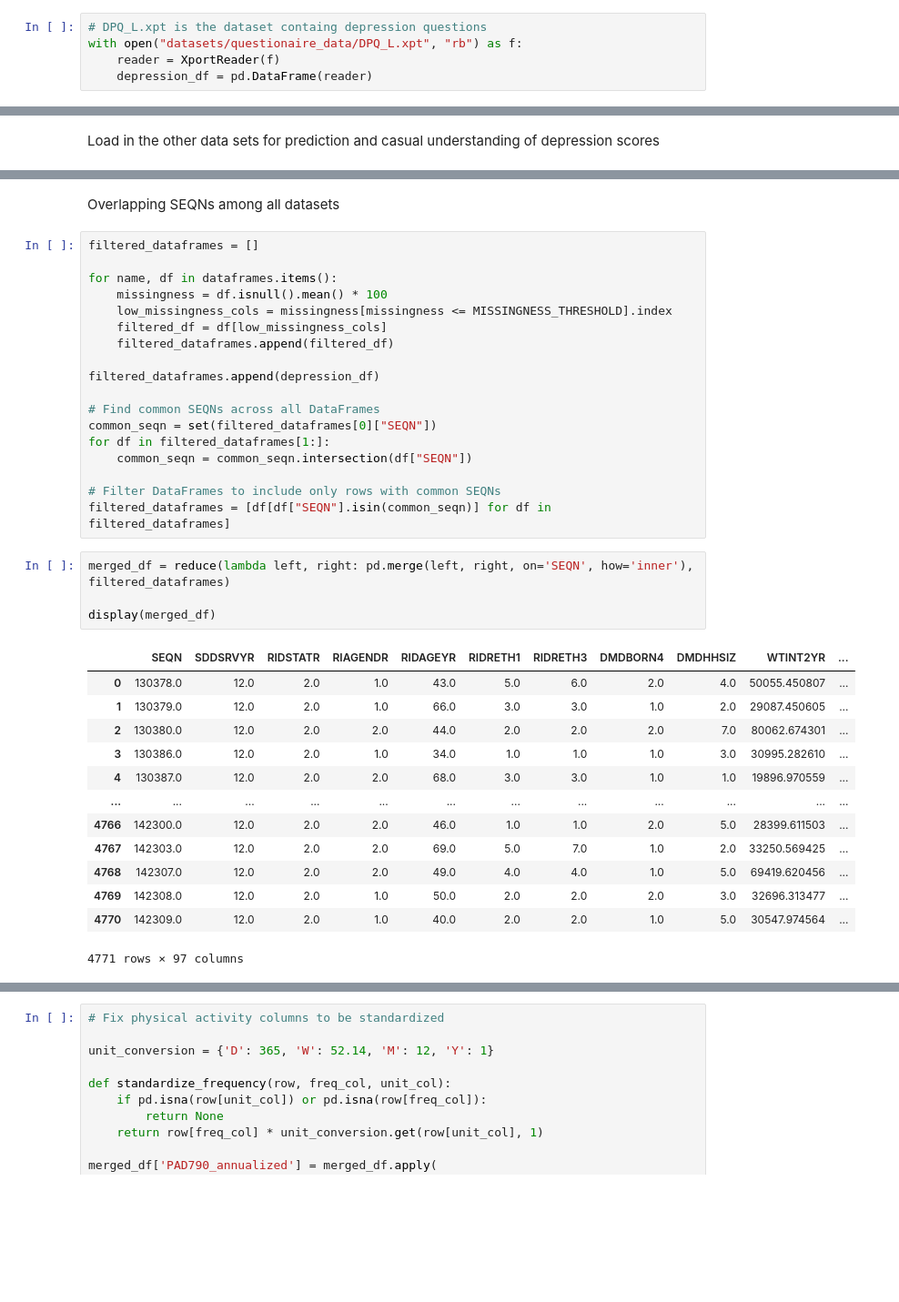
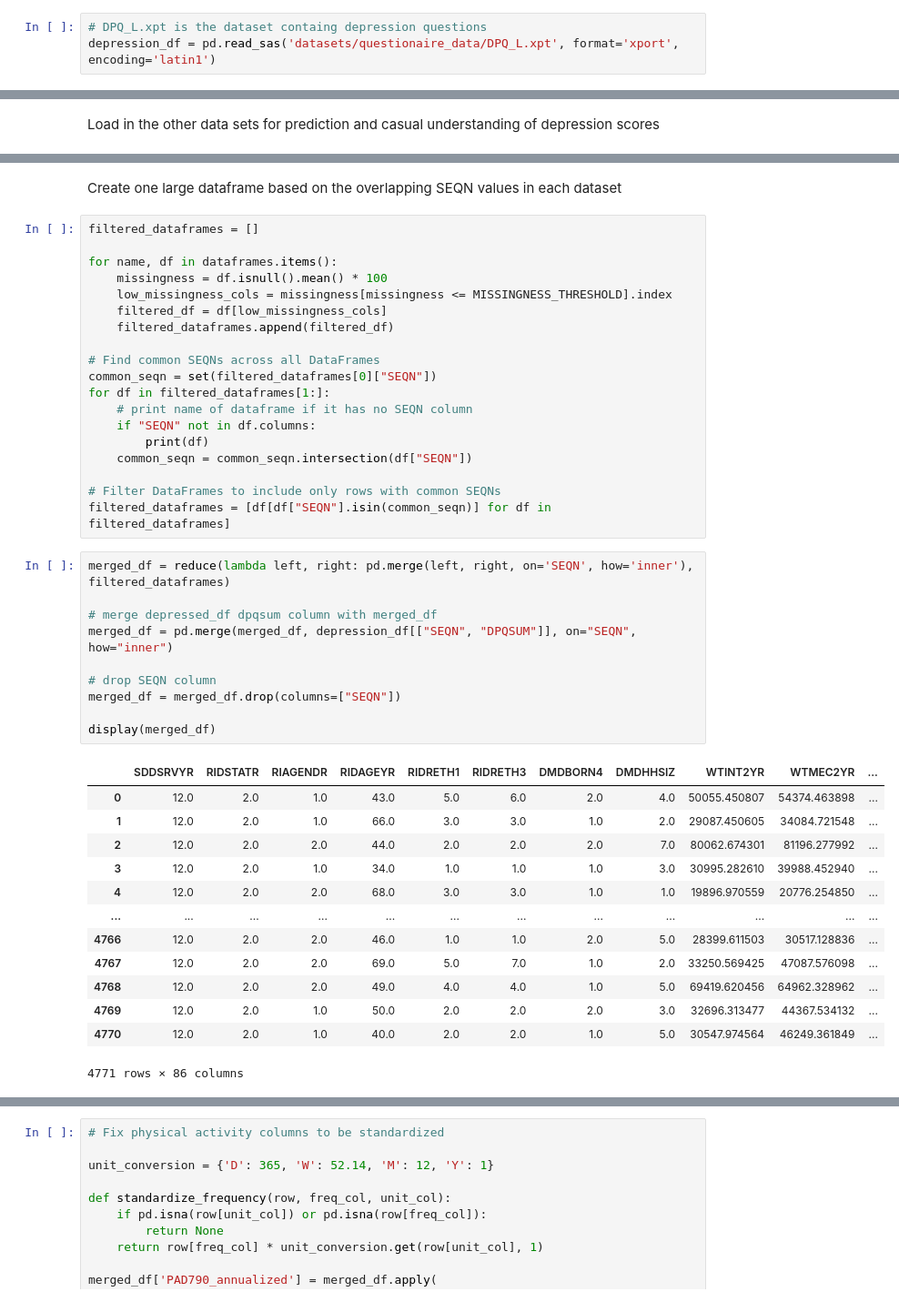
Before and after one commit to simon-rupp/ML_Final_Project, a Jupyter notebook: Project_Script.ipynb, the cells around one changed output, grey strips where cells are left out. Shown at 91% size. Saved outputs shown, nothing was run; the diff lists cells and outputs as text; blank space fills up the shorter version.

```diff
--- a/Project_Script.ipynb
+++ b/Project_Script.ipynb
@@ -28,9 +29,7 @@ KNN_NEIGHBORS = 5
 BINARY_THRESHOLD = 10
 # %%
 # DPQ_L.xpt is the dataset containg depression questions
-with open("datasets/questionaire_data/DPQ_L.xpt", "rb") as f:
-    reader = XportReader(f)
-    depression_df = pd.DataFrame(reader)
+depression_df = pd.read_sas('datasets/questionaire_data/DPQ_L.xpt', format='xport', encoding='latin1')
 # %% [markdown]
 Describe the dataset
 # %%
@@ -79,5 +76,5 @@ DataFrame is highly fragmented.  This is usually the result of calling `frame.in
-# %% [markdown]
-Overlapping SEQNs among all datasets
+# %% [markdown]
+Create one large dataframe based on the overlapping SEQN values in each dataset
 # %%
 filtered_dataframes = []
 
@@ -87,11 +84,12 @@ for name, df in dataframes.items():
     filtered_df = df[low_missingness_cols]
     filtered_dataframes.append(filtered_df)
 
-filtered_dataframes.append(depression_df)
-
 # Find common SEQNs across all DataFrames
 common_seqn = set(filtered_dataframes[0]["SEQN"])
 for df in filtered_dataframes[1:]:
+    # print name of dataframe if it has no SEQN column
+    if "SEQN" not in df.columns:
+        print(df)
     common_seqn = common_seqn.intersection(df["SEQN"])
 
 # Filter DataFrames to include only rows with common SEQNs
@@ -99,18 +97,24 @@ filtered_dataframes = [df[df["SEQN"].isin(common_seqn)] for df in filtered_dataf
 # %%
 merged_df = reduce(lambda left, right: pd.merge(left, right, on='SEQN', how='inner'), filtered_dataframes)
 
+# merge depressed_df dpqsum column with merged_df
+merged_df = pd.merge(merged_df, depression_df[["SEQN", "DPQSUM"]], on="SEQN", how="inner")
+
+# drop SEQN column
+merged_df = merged_df.drop(columns=["SEQN"])
+
 display(merged_df)
 # %% [output]
-|  | SEQN | SDDSRVYR | RIDSTATR | RIAGENDR | RIDAGEYR | RIDRETH1 | RIDRETH3 | DMDBORN4 | DMDHHSIZ | WTINT2YR | ... |
-| 0 | 130378.0 | 12.0 | 2.0 | 1.0 | 43.0 | 5.0 | 6.0 | 2.0 | 4.0 | 50055.450807 | ... |
-| 1 | 130379.0 | 12.0 | 2.0 | 1.0 | 66.0 | 3.0 | 3.0 | 1.0 | 2.0 | 29087.450605 | ... |
-| 2 | 130380.0 | 12.0 | 2.0 | 2.0 | 44.0 | 2.0 | 2.0 | 2.0 | 7.0 | 80062.674301 | ... |
-| 3 | 130386.0 | 12.0 | 2.0 | 1.0 | 34.0 | 1.0 | 1.0 | 1.0 | 3.0 | 30995.282610 | ... |
-| 4 | 130387.0 | 12.0 | 2.0 | 2.0 | 68.0 | 3.0 | 3.0 | 1.0 | 1.0 | 19896.970559 | ... |
+|  | SDDSRVYR | RIDSTATR | RIAGENDR | RIDAGEYR | RIDRETH1 | RIDRETH3 | DMDBORN4 | DMDHHSIZ | WTINT2YR | WTMEC2YR | ... |
+| 0 | 12.0 | 2.0 | 1.0 | 43.0 | 5.0 | 6.0 | 2.0 | 4.0 | 50055.450807 | 54374.463898 | ... |
+| 1 | 12.0 | 2.0 | 1.0 | 66.0 | 3.0 | 3.0 | 1.0 | 2.0 | 29087.450605 | 34084.721548 | ... |
+| 2 | 12.0 | 2.0 | 2.0 | 44.0 | 2.0 | 2.0 | 2.0 | 7.0 | 80062.674301 | 81196.277992 | ... |
+| 3 | 12.0 | 2.0 | 1.0 | 34.0 | 1.0 | 1.0 | 1.0 | 3.0 | 30995.282610 | 39988.452940 | ... |
+| 4 | 12.0 | 2.0 | 2.0 | 68.0 | 3.0 | 3.0 | 1.0 | 1.0 | 19896.970559 | 20776.254850 | ... |
 | ... | ... | ... | ... | ... | ... | ... | ... | ... | ... | ... | ... |
-| 4766 | 142300.0 | 12.0 | 2.0 | 2.0 | 46.0 | 1.0 | 1.0 | 2.0 | 5.0 | 28399.611503 | ... |
-| 4767 | 142303.0 | 12.0 | 2.0 | 2.0 | 69.0 | 5.0 | 7.0 | 1.0 | 2.0 | 33250.569425 | ... |
-| 4768 | 142307.0 | 12.0 | 2.0 | 2.0 | 49.0 | 4.0 | 4.0 | 1.0 | 5.0 | 69419.620456 | ... |
-| 4769 | 142308.0 | 12.0 | 2.0 | 1.0 | 50.0 | 2.0 | 2.0 | 2.0 | 3.0 | 32696.313477 | ... |
-| 4770 | 142309.0 | 12.0 | 2.0 | 1.0 | 40.0 | 2.0 | 2.0 | 1.0 | 5.0 | 30547.974564 | ... |
+| 4766 | 12.0 | 2.0 | 2.0 | 46.0 | 1.0 | 1.0 | 2.0 | 5.0 | 28399.611503 | 30517.128836 | ... |
+| 4767 | 12.0 | 2.0 | 2.0 | 69.0 | 5.0 | 7.0 | 1.0 | 2.0 | 33250.569425 | 47087.576098 | ... |
+| 4768 | 12.0 | 2.0 | 2.0 | 49.0 | 4.0 | 4.0 | 1.0 | 5.0 | 69419.620456 | 64962.328962 | ... |
+| 4769 | 12.0 | 2.0 | 1.0 | 50.0 | 2.0 | 2.0 | 2.0 | 3.0 | 32696.313477 | 44367.534132 | ... |
+| 4770 | 12.0 | 2.0 | 1.0 | 40.0 | 2.0 | 2.0 | 1.0 | 5.0 | 30547.974564 | 46249.361849 | ... |
-4771 rows × 97 columns
+4771 rows × 86 columns
```
Also changed, not shown: parts of 28 cells of this notebook.
